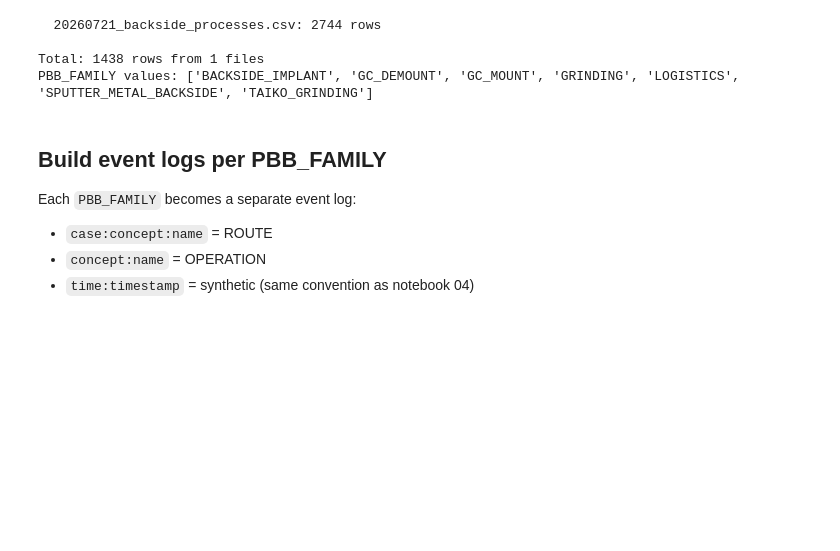
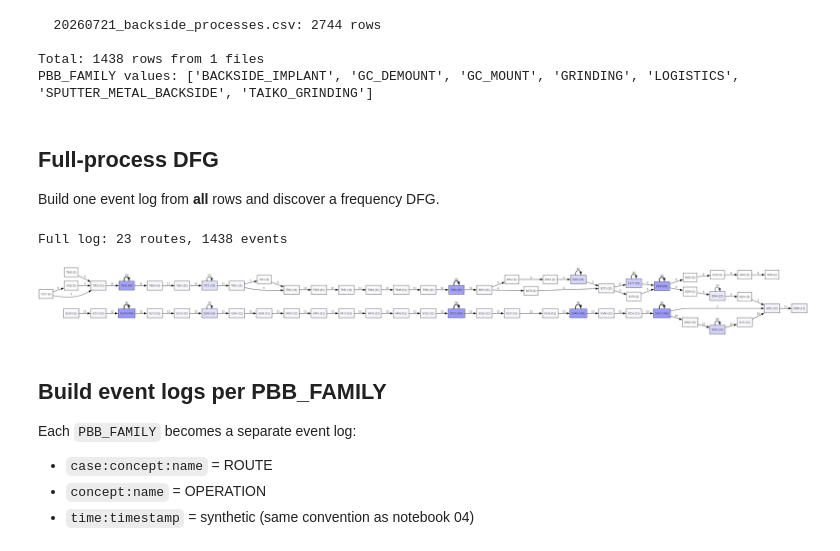
Before and after one commit to AyaSafan/process-mining-lab, a Jupyter notebook: notebooks/09_manual_pbb.ipynb, the cells around one changed output. Cells and saved outputs as stored; diff of their text form; code cells hidden in the pictures; blank space fills up the shorter version.

Commit message:
add split by processstep

```diff
--- a/notebooks/09_manual_pbb.ipynb
+++ b/notebooks/09_manual_pbb.ipynb
@@ -54,6 +54,36 @@ print(f"PBB_FAMILY values: {sorted(raw['PBB_FAMILY'].unique())}")
 
 Total: 1438 rows from 1 files
 PBB_FAMILY values: ['BACKSIDE_IMPLANT', 'GC_DEMOUNT', 'GC_MOUNT', 'GRINDING', 'LOGISTICS', 'SPUTTER_METAL_BACKSIDE', 'TAIKO_GRINDING']
+# %% [markdown]
+## Full-process DFG
+
+Build one event log from **all** rows and discover a frequency DFG.
+# %%
+from pm4py.visualization.dfg import visualizer as dfg_visualizer
+
+full = raw.copy()
+full["ROUTEOPERORDER"] = pd.to_numeric(full["ROUTEOPERORDER"], errors="coerce").fillna(0).astype(int)
+full = full.sort_values(["ROUTE", "ROUTEOPERORDER"]).reset_index(drop=True)
+
+step = full.groupby("ROUTE").cumcount()
+full["time:timestamp"] = pd.Timestamp("2024-01-01") + pd.to_timedelta(step * 2 + 8, unit="h")
+full["case:concept:name"] = full["ROUTE"]
+full["concept:name"] = full["OPERATION"]
+
+full_events = full[["case:concept:name", "concept:name", "time:timestamp"]].drop_duplicates()
+full_log = pm4py.convert_to_event_log(full_events)
+print(f"Full log: {full_events['case:concept:name'].nunique()} routes, {len(full_events)} events")
+
+dfg, start, end = pm4py.discover_dfg(full_log)
+activities_count = pm4py.get_event_attribute_values(full_log, "concept:name")
+gviz = dfg_visualizer.apply(
+    dfg, activities_count=activities_count,
+    variant=dfg_visualizer.Variants.FREQUENCY,
+)
+dfg_visualizer.view(gviz)
+# %% [output]
+Full log: 23 routes, 1438 events
+[figure, added]
 # %% [markdown]
 ## Build event logs per PBB_FAMILY
 
```
Also changed, not shown: parts of 1 cell of this notebook, 2 other files.
